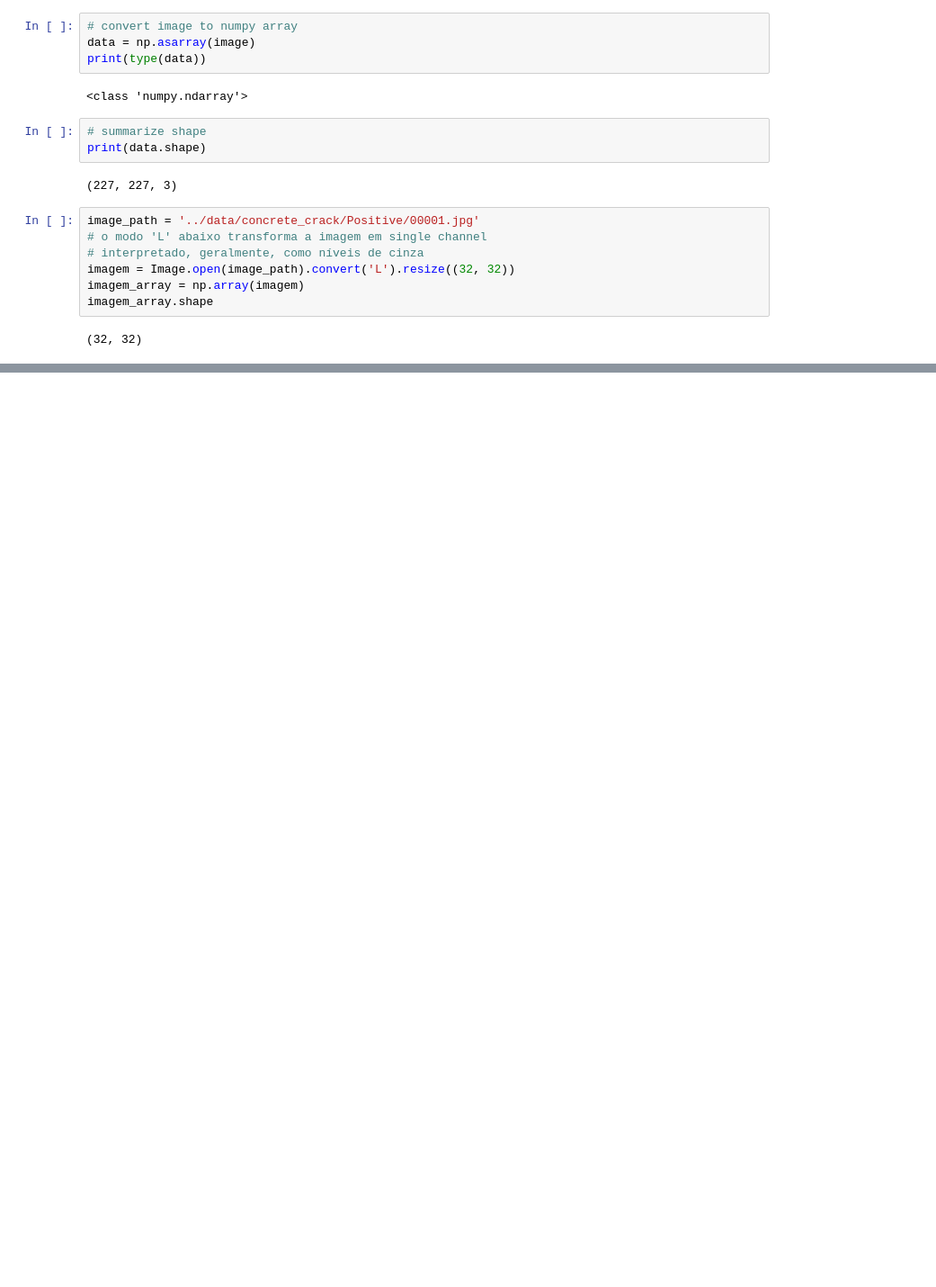
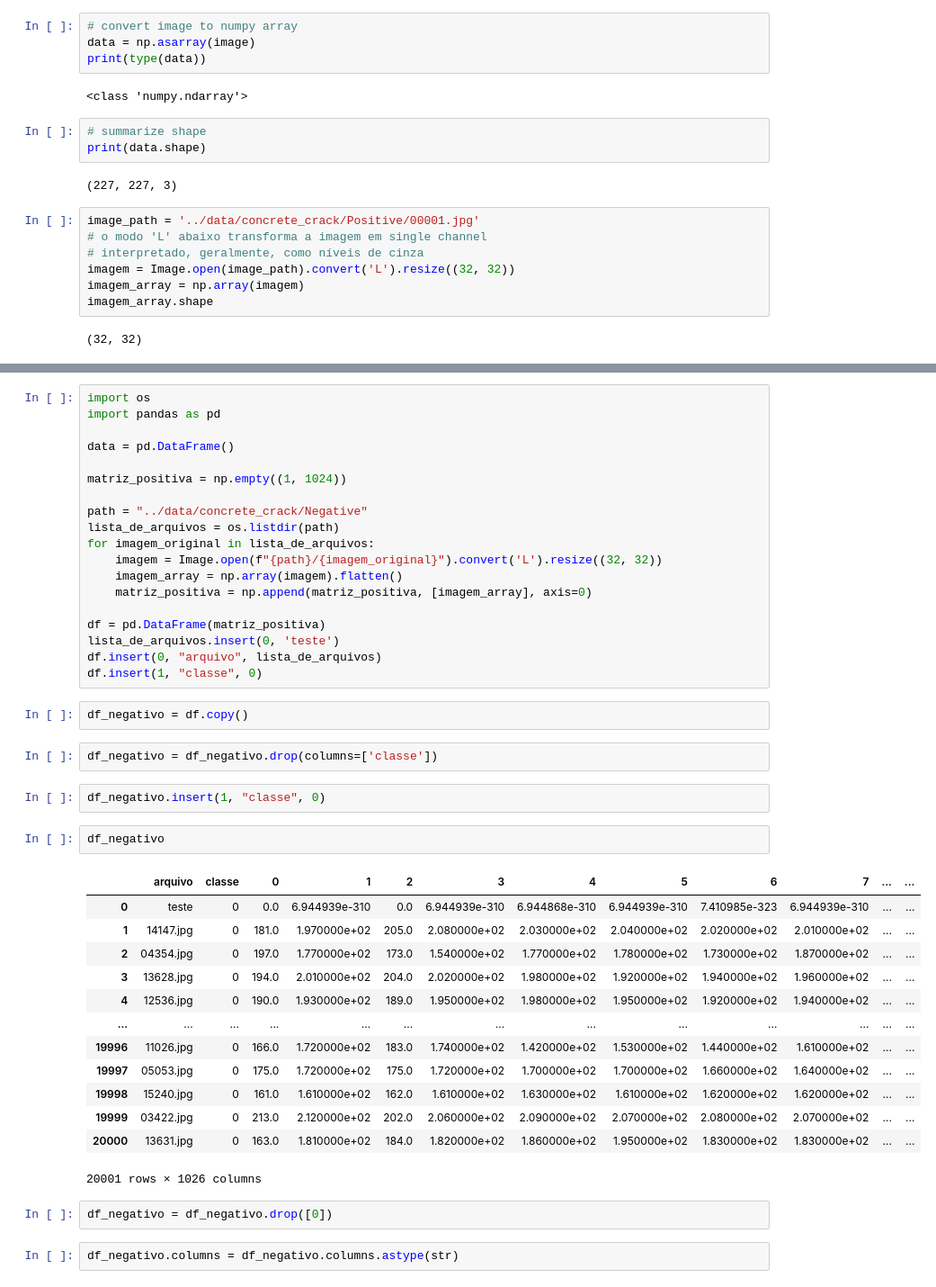
Before and after one commit to diascarolina/fundamentos-analise-dados, a Jupyter notebook: trabalho02_classificacao/trabalho02_concrete_crack.ipynb, the cells around one changed output, grey strips where cells are left out. Shown: that part at 90% size. Cells and saved outputs as stored; diff of their text form; blank space fills up the shorter version.

```diff
--- a/trabalho02_classificacao/trabalho02_concrete_crack.ipynb
+++ b/trabalho02_classificacao/trabalho02_concrete_crack.ipynb
@@ -39,0 +125,45 @@ splitfolders.ratio("../data/concrete_crack/",
+# %%
+import os
+import pandas as pd
+
+data = pd.DataFrame()
+
+matriz_positiva = np.empty((1, 1024))
+
+path = "../data/concrete_crack/Negative"
+lista_de_arquivos = os.listdir(path)
+for imagem_original in lista_de_arquivos:
+    imagem = Image.open(f"{path}/{imagem_original}").convert('L').resize((32, 32))
+    imagem_array = np.array(imagem).flatten()
+    matriz_positiva = np.append(matriz_positiva, [imagem_array], axis=0)
+
+df = pd.DataFrame(matriz_positiva)
+lista_de_arquivos.insert(0, 'teste')
+df.insert(0, "arquivo", lista_de_arquivos)
+df.insert(1, "classe", 0)
+# %%
+df_negativo = df.copy()
+# %%
+df_negativo = df_negativo.drop(columns=['classe'])
+# %%
+df_negativo.insert(1, "classe", 0)
+# %%
+df_negativo
+# %% [output]
+|  | arquivo | classe | 0 | 1 | 2 | 3 | 4 | 5 | 6 | 7 | ... | ... |
+| 0 | teste | 0 | 0.0 | 6.944939e-310 | 0.0 | 6.944939e-310 | 6.944868e-310 | 6.944939e-310 | 7.410985e-323 | 6.944939e-310 | ... | ... |
+| 1 | 14147.jpg | 0 | 181.0 | 1.970000e+02 | 205.0 | 2.080000e+02 | 2.030000e+02 | 2.040000e+02 | 2.020000e+02 | 2.010000e+02 | ... | ... |
+| 2 | 04354.jpg | 0 | 197.0 | 1.770000e+02 | 173.0 | 1.540000e+02 | 1.770000e+02 | 1.780000e+02 | 1.730000e+02 | 1.870000e+02 | ... | ... |
+| 3 | 13628.jpg | 0 | 194.0 | 2.010000e+02 | 204.0 | 2.020000e+02 | 1.980000e+02 | 1.920000e+02 | 1.940000e+02 | 1.960000e+02 | ... | ... |
+| 4 | 12536.jpg | 0 | 190.0 | 1.930000e+02 | 189.0 | 1.950000e+02 | 1.980000e+02 | 1.950000e+02 | 1.920000e+02 | 1.940000e+02 | ... | ... |
+| ... | ... | ... | ... | ... | ... | ... | ... | ... | ... | ... | ... | ... |
+| 19996 | 11026.jpg | 0 | 166.0 | 1.720000e+02 | 183.0 | 1.740000e+02 | 1.420000e+02 | 1.530000e+02 | 1.440000e+02 | 1.610000e+02 | ... | ... |
+| 19997 | 05053.jpg | 0 | 175.0 | 1.720000e+02 | 175.0 | 1.720000e+02 | 1.700000e+02 | 1.700000e+02 | 1.660000e+02 | 1.640000e+02 | ... | ... |
+| 19998 | 15240.jpg | 0 | 161.0 | 1.610000e+02 | 162.0 | 1.610000e+02 | 1.630000e+02 | 1.610000e+02 | 1.620000e+02 | 1.620000e+02 | ... | ... |
+| 19999 | 03422.jpg | 0 | 213.0 | 2.120000e+02 | 202.0 | 2.060000e+02 | 2.090000e+02 | 2.070000e+02 | 2.080000e+02 | 2.070000e+02 | ... | ... |
+| 20000 | 13631.jpg | 0 | 163.0 | 1.810000e+02 | 184.0 | 1.820000e+02 | 1.860000e+02 | 1.950000e+02 | 1.830000e+02 | 1.830000e+02 | ... | ... |
+20001 rows × 1026 columns
+# %%
+df_negativo = df_negativo.drop([0])
+# %%
+df_negativo.columns = df_negativo.columns.astype(str)
```
Also changed, not shown: parts of 18 cells of this notebook.
